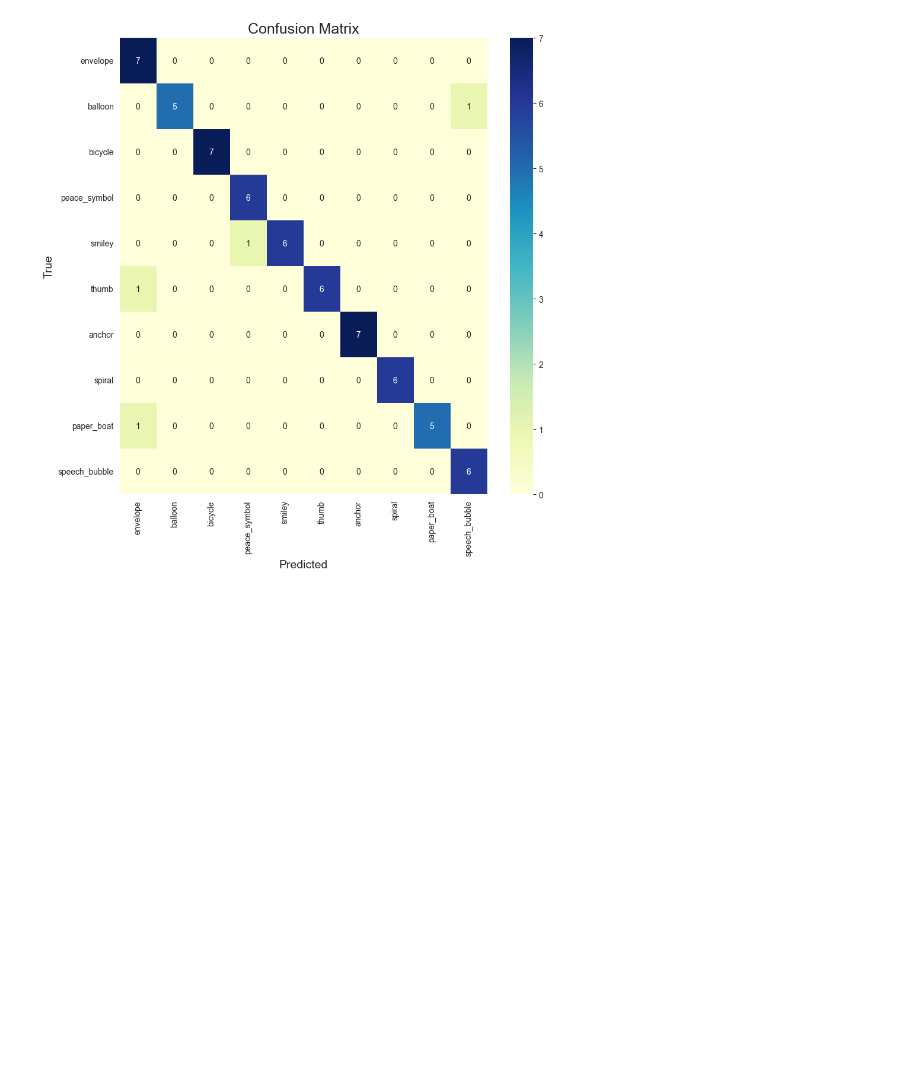
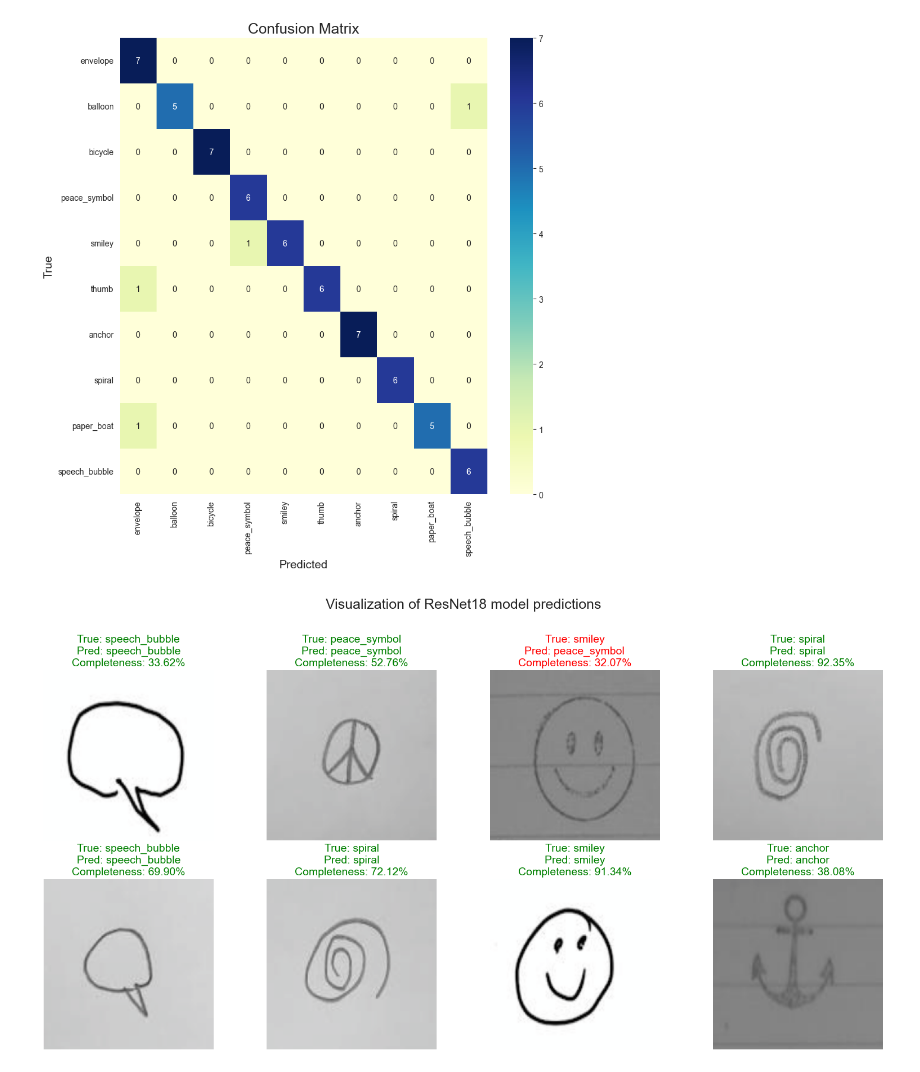
Before and after one commit to xVarmondx/computer-vision-research, a Jupyter notebook: notebook.ipynb, the cells around one changed output. Cells and saved outputs as stored; diff of their text form; code cells hidden in the pictures; blank space fills up the shorter version.

Commit message:
feat: added function to visualize 8 model predictions and confidence scores

```diff
--- a/notebook.ipynb
+++ b/notebook.ipynb
@@ -554,3 +554,73 @@ FINAL CLASSIFICATION REPORT ON TEST SET (Zablokowany zbiór)
 
 ======================================================================
 [figure]
+# %%
+import torch.nn.functional as F
+
+# Let's make sure the best weights are loaded and the model is in evaluation mode.
+model.load_state_dict(torch.load("best_model_weights.pth", map_location=device))
+model.eval()
+
+def denormalize_image(tensor):
+    mean = np.array([0.485, 0.456, 0.406])
+    std = np.array([0.229, 0.224, 0.225])
+
+    # Tensor -> Numpy
+    img_array = tensor.cpu().numpy().transpose((1, 2, 0)) # C, H, W -> H, W, C
+
+    # Denormalization
+    img_array = std * img_array + mean
+
+    # Clipping values to the [0,1] range
+    return np.clip(img_array, 0, 1)
+
+def visualize_predictions(model, test_loader, num_samples=8):
+    # We extract one batch of text data.
+
+    data_iter = iter(test_loader)
+    images, labels = next(data_iter)
+
+    # We limit ourselves to the desired number of samples.
+    images = images[:num_samples]
+    labels = labels[:num_samples]
+
+    images = images.to(device)
+
+    # Making a prediction
+    with torch.no_grad():
+        outputs = model(images)
+        probabilities = F.softmax(outputs, dim=1) # Converting logits to probabilities
+
+    # Obtaining the best prediction and its probability
+    confidences, predictions = torch.max(probabilities, 1)
+
+    # Drawing
+    fig, axes = plt.subplots(2, 4, figsize=(16, 8))
+    axes = axes.flatten()
+
+    for i in range(num_samples):
+        # Denormalizing the image for display
+        image_denorm = denormalize_image(images[i])
+
+        # Fetching labels
+        true_class_idx = labels[i].item()
+        pred_class_idx = predictions[i].item()
+        confidence = confidences[i].item() * 100 # Confidence percentage
+
+        true_label = GLOBAL_IDX_TO_CLASS[true_class_idx]
+        pred_label = GLOBAL_IDX_TO_CLASS[pred_class_idx]
+
+        is_correct = (true_class_idx == pred_class_idx)
+
+        # Displaying the image
+        axes[i].imshow(image_denorm)
+        axes[i].axis("off")
+        axes[i].set_title(f"True: {true_label}\nPred: {pred_label}\nCompleteness: {confidence:.2f}%", color=("green" if is_correct else "red"), fontsize=14)
+
+    plt.suptitle("Visualization of ResNet18 model predictions", fontsize=18, y=1.02)
+    plt.tight_layout()
+    plt.show()
+
+visualize_predictions(model, test_loader, num_samples=8)
+# %% [output]
+[figure, added]
```
